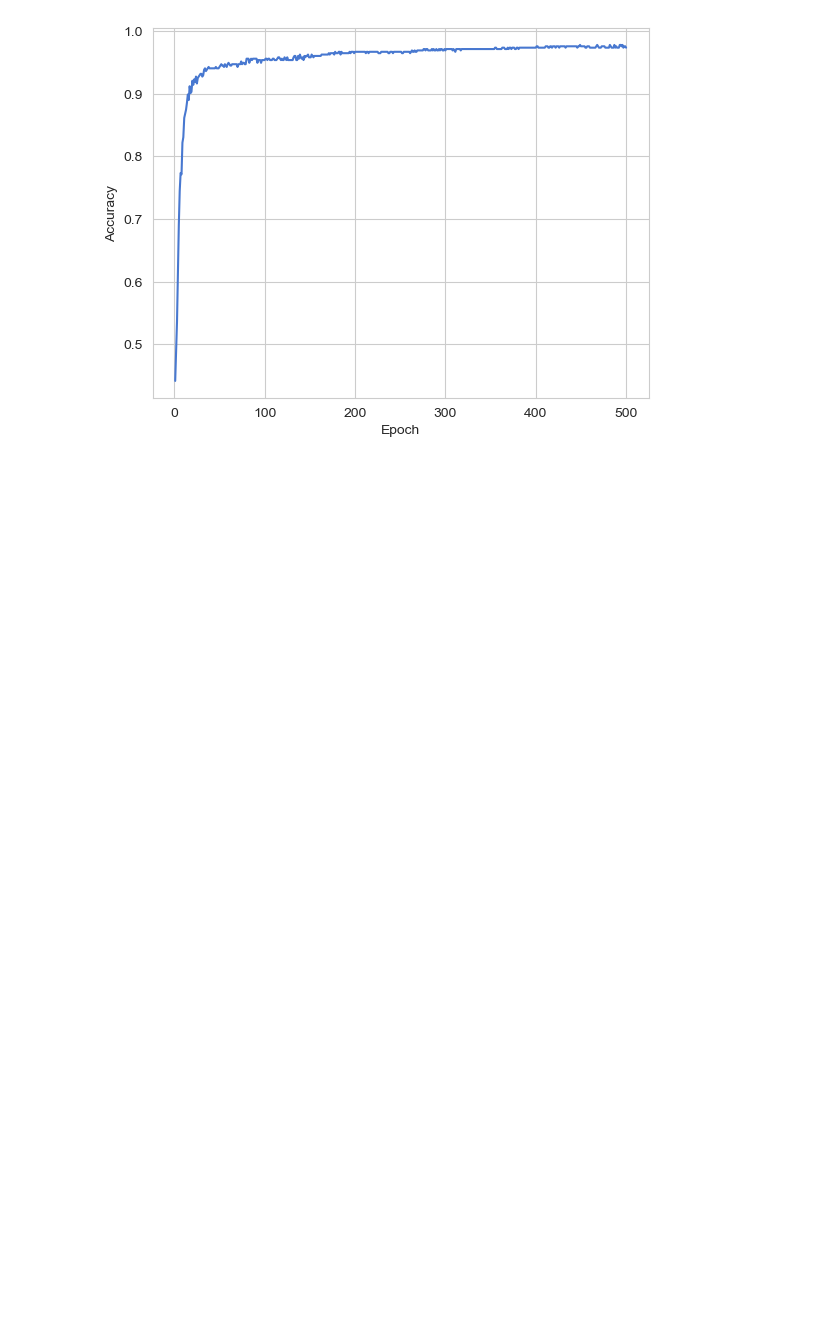
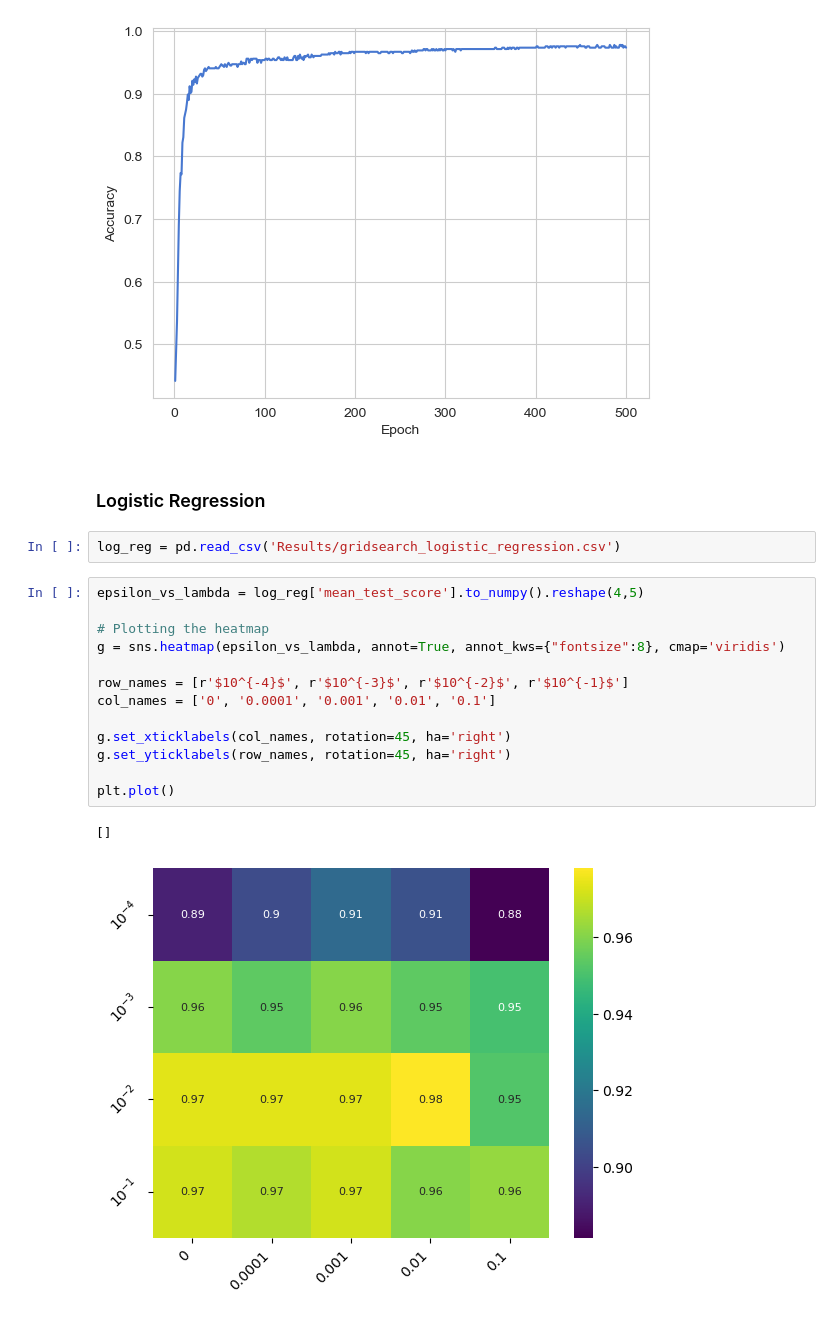
Before and after one commit to MariaFlyAway/Project2_FYS-STK3155, a Jupyter notebook: Code/Neural_Net/plotting_results.ipynb, the cells around one changed output. Cells and saved outputs as stored; diff of their text form; blank space fills up the shorter version.

Commit message:
Performed gridsearch for logistic regression and plotted heatmap of values

```diff
--- a/Code/Neural_Net/plotting_results.ipynb
+++ b/Code/Neural_Net/plotting_results.ipynb
@@ -277,3 +277,23 @@ plt.ylabel('Accuracy')
 plt.show()
 # %% [output]
 [figure]
+# %% [markdown]
+### Logistic Regression
+# %%
+log_reg = pd.read_csv('Results/gridsearch_logistic_regression.csv')
+# %%
+epsilon_vs_lambda = log_reg['mean_test_score'].to_numpy().reshape(4,5)
+
+# Plotting the heatmap
+g = sns.heatmap(epsilon_vs_lambda, annot=True, annot_kws={"fontsize":8}, cmap='viridis')
+
+row_names = [r'$10^{-4}$', r'$10^{-3}$', r'$10^{-2}$', r'$10^{-1}$']
+col_names = ['0', '0.0001', '0.001', '0.01', '0.1']
+
+g.set_xticklabels(col_names, rotation=45, ha='right')
+g.set_yticklabels(row_names, rotation=45, ha='right')
+
+plt.plot()
+# %% [output]
+[]
+[figure, added]
```
Also changed, not shown: 3 other files.
